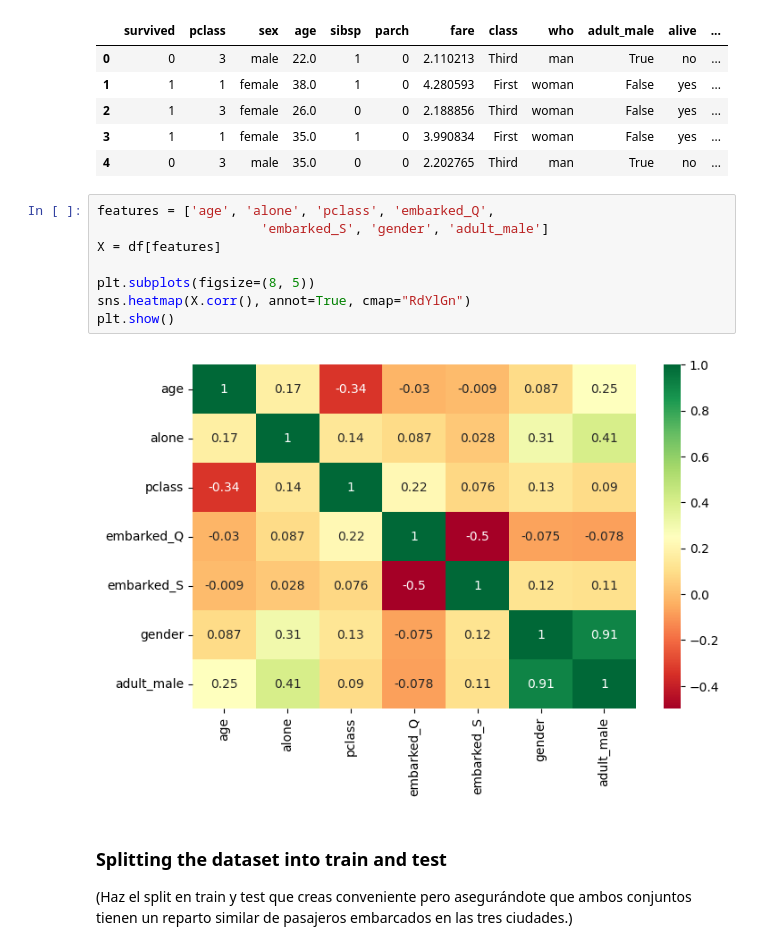
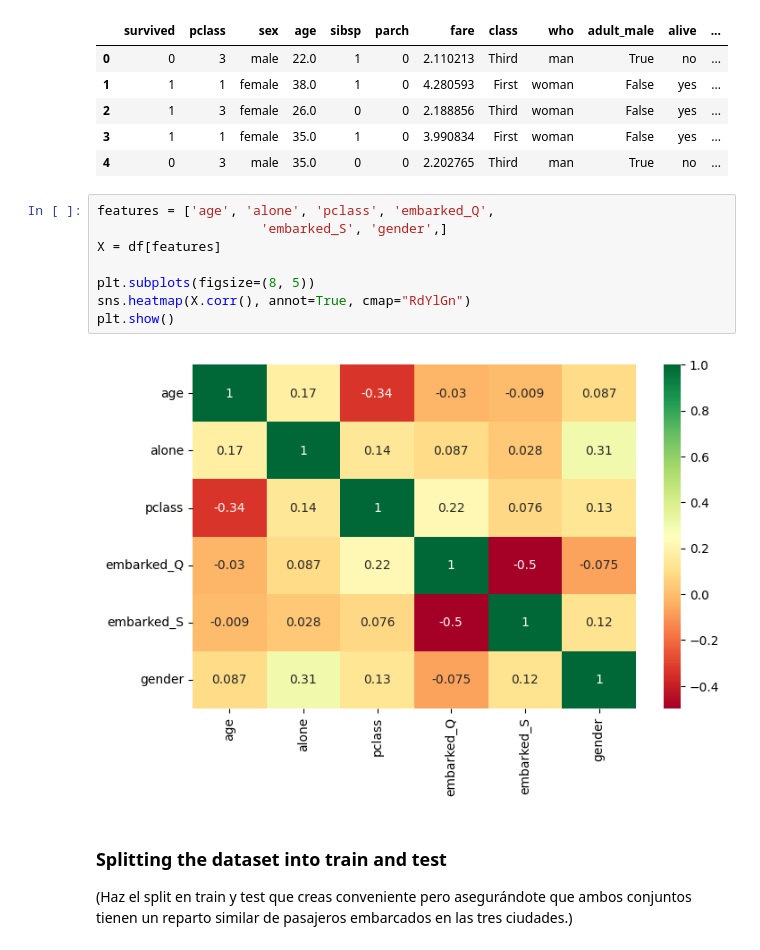
Before and after one commit to katia-moi/ONLINE_DS_THEBRIDGE_katia_Challenge, a Jupyter notebook: Sprint_10/Sprint_10/Unidad_2/Practica_Obligatoria/18_Practica_Obligatoria_Clasificacion_y_Regresion_Logistica.ipynb, the cells around one changed output. Saved outputs shown, nothing was run; the diff lists cells and outputs as text.

```diff
--- a/Sprint_10/Sprint_10/Unidad_2/Practica_Obligatoria/18_Practica_Obligatoria_Clasificacion_y_Regresion_Logistica.ipynb
+++ b/Sprint_10/Sprint_10/Unidad_2/Practica_Obligatoria/18_Practica_Obligatoria_Clasificacion_y_Regresion_Logistica.ipynb
@@ -360,14 +360,14 @@ df.head()
 | 4 | 0 | 3 | male | 35.0 | 0 | 0 | 2.202765 | Third | man | True | no | ... |
 # %%
 features = ['age', 'alone', 'pclass', 'embarked_Q',
-                     'embarked_S', 'gender', 'adult_male']
+                     'embarked_S', 'gender',]
 X = df[features]
 
 plt.subplots(figsize=(8, 5))
 sns.heatmap(X.corr(), annot=True, cmap="RdYlGn")
 plt.show()
 # %% [output]
-[figure, old version]
+[figure, new version]
 # %% [markdown]
 ### Splitting the dataset into train and test
 
```
Also changed, not shown: parts of 4 cells of this notebook, 2 other files.
